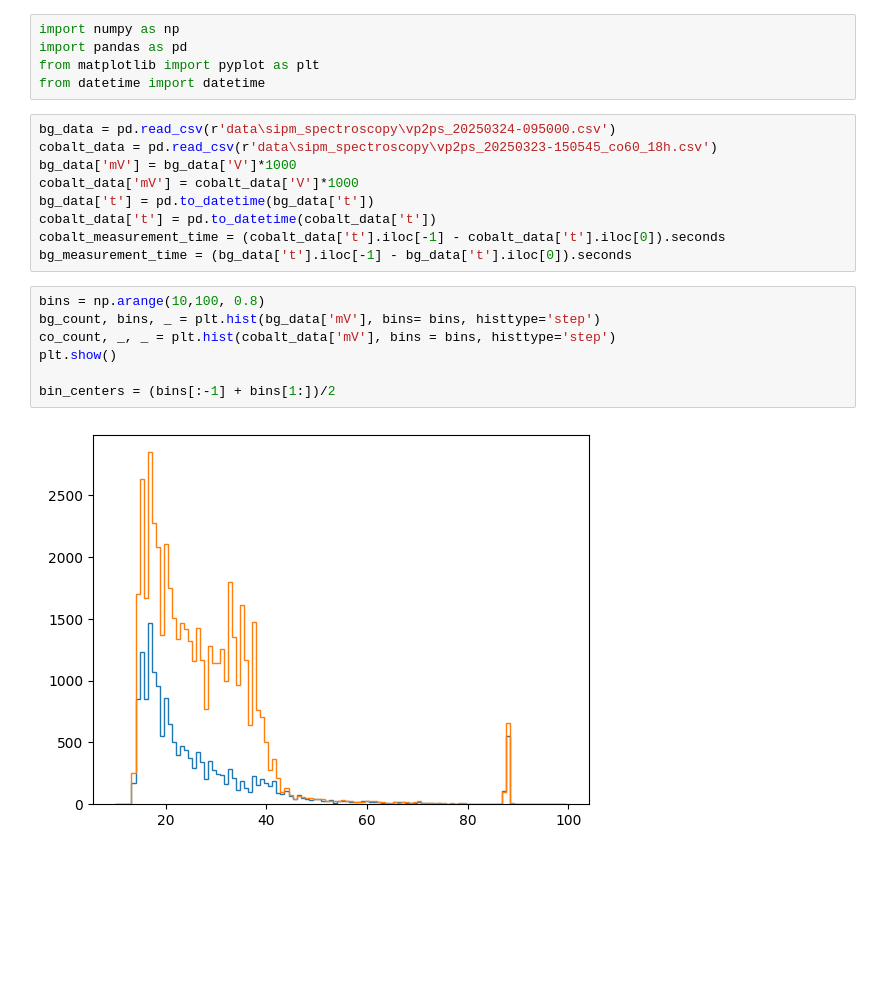
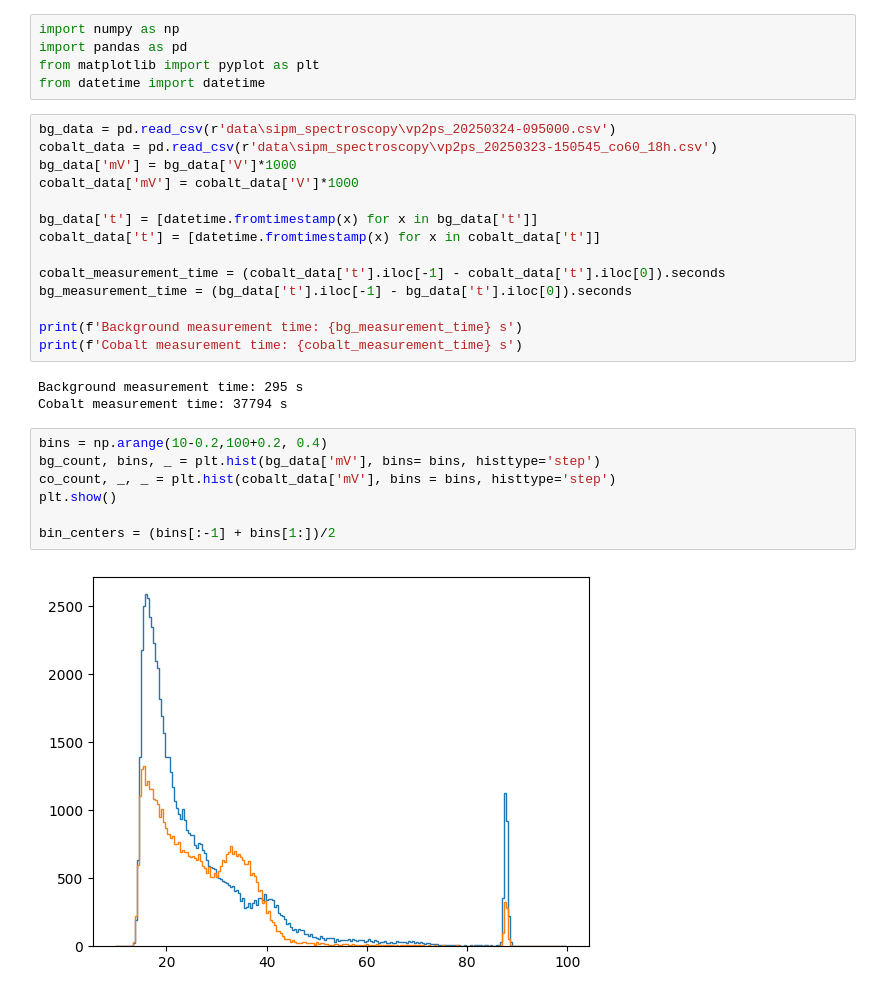
Before and after one commit to ficnawode/msc-python-analysis, a Jupyter notebook: analysis/cobalt_subrtact_bg.ipynb, the cells around one changed output. Cells and saved outputs as stored; diff of their text form; blank space fills up the shorter version.

```diff
--- a/analysis/cobalt_subrtact_bg.ipynb
+++ b/analysis/cobalt_subrtact_bg.ipynb
@@ -8,16 +8,24 @@ bg_data = pd.read_csv(r'data\sipm_spectroscopy\vp2ps_20250324-095000.csv')
 cobalt_data = pd.read_csv(r'data\sipm_spectroscopy\vp2ps_20250323-150545_co60_18h.csv')
 bg_data['mV'] = bg_data['V']*1000
 cobalt_data['mV'] = cobalt_data['V']*1000
-bg_data['t'] = pd.to_datetime(bg_data['t'])
-cobalt_data['t'] = pd.to_datetime(cobalt_data['t'])
+
+bg_data['t'] = [datetime.fromtimestamp(x) for x in bg_data['t']]
+cobalt_data['t'] = [datetime.fromtimestamp(x) for x in cobalt_data['t']]
+
 cobalt_measurement_time = (cobalt_data['t'].iloc[-1] - cobalt_data['t'].iloc[0]).seconds
 bg_measurement_time = (bg_data['t'].iloc[-1] - bg_data['t'].iloc[0]).seconds
+
+print(f'Background measurement time: {bg_measurement_time} s')
+print(f'Cobalt measurement time: {cobalt_measurement_time} s')
+# %% [output]
+Background measurement time: 295 s
+Cobalt measurement time: 37794 s
 # %%
-bins = np.arange(10,100, 0.8)
+bins = np.arange(10-0.2,100+0.2, 0.4)
 bg_count, bins, _ = plt.hist(bg_data['mV'], bins= bins, histtype='step')
 co_count, _, _ = plt.hist(cobalt_data['mV'], bins = bins, histtype='step')
 plt.show()
 
 bin_centers = (bins[:-1] + bins[1:])/2
 # %% [output]
-[figure, old version]
+[figure, new version]
```
Also changed, not shown: parts of 3 cells of this notebook, 41 other files.
